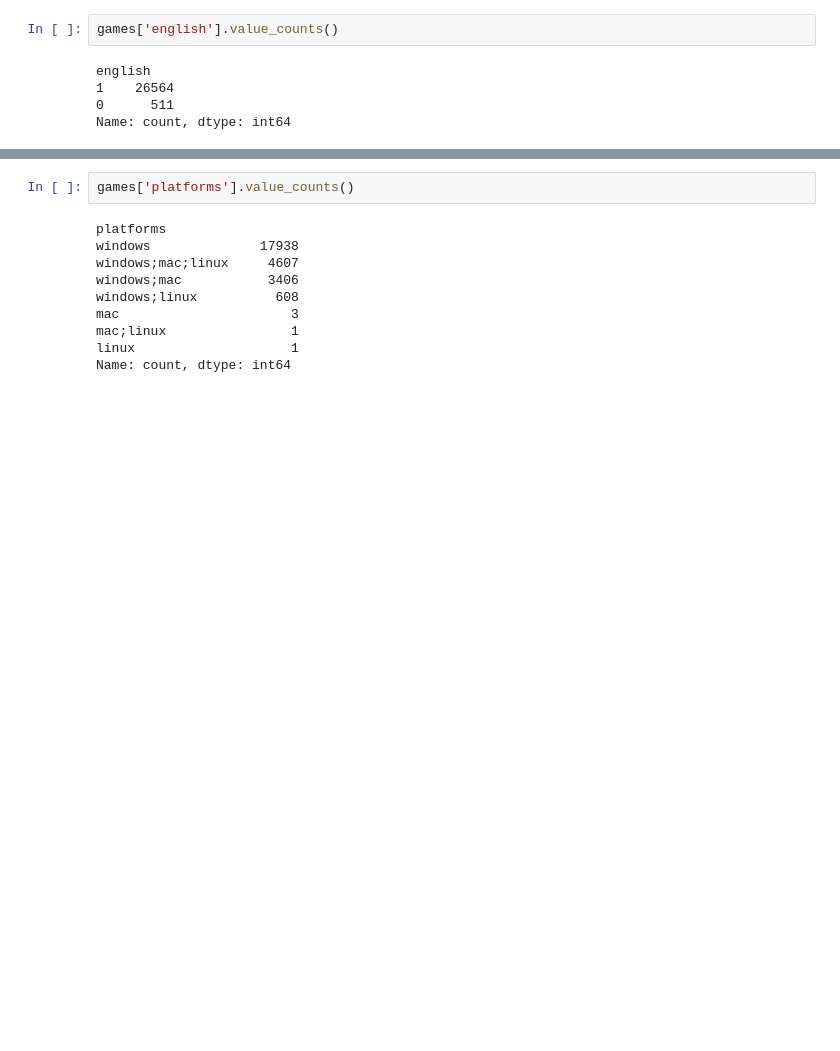
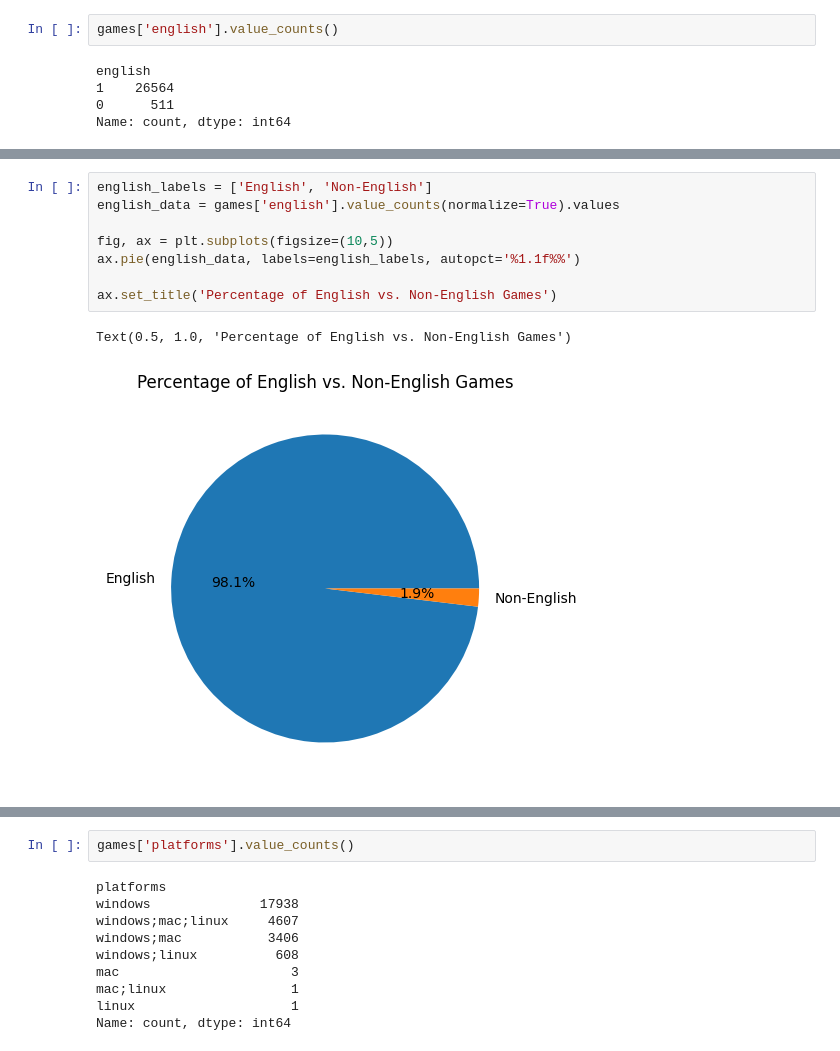
Before and after one commit to SangyunT/steam_game_sales, a Jupyter notebook: index.ipynb, the cells around one changed output, grey strips where cells are left out. Drawn from its saved outputs; the diff is of its cells as text; blank space fills up the shorter version.

```diff
--- a/index.ipynb
+++ b/index.ipynb
@@ -44,3 +53,14 @@ Name: count, dtype: int64
+# %%
+english_labels = ['English', 'Non-English']
+english_data = games['english'].value_counts(normalize=True).values
+
+fig, ax = plt.subplots(figsize=(10,5))
+ax.pie(english_data, labels=english_labels, autopct='%1.1f%%')
+
+ax.set_title('Percentage of English vs. Non-English Games')
+# %% [output]
+Text(0.5, 1.0, 'Percentage of English vs. Non-English Games')
+[figure, added]
 # %%
 # Filtering 1: only enlgish games
 games = games.loc[games['english'] == 1]
```
Also changed, not shown: parts of 13 cells of this notebook.
